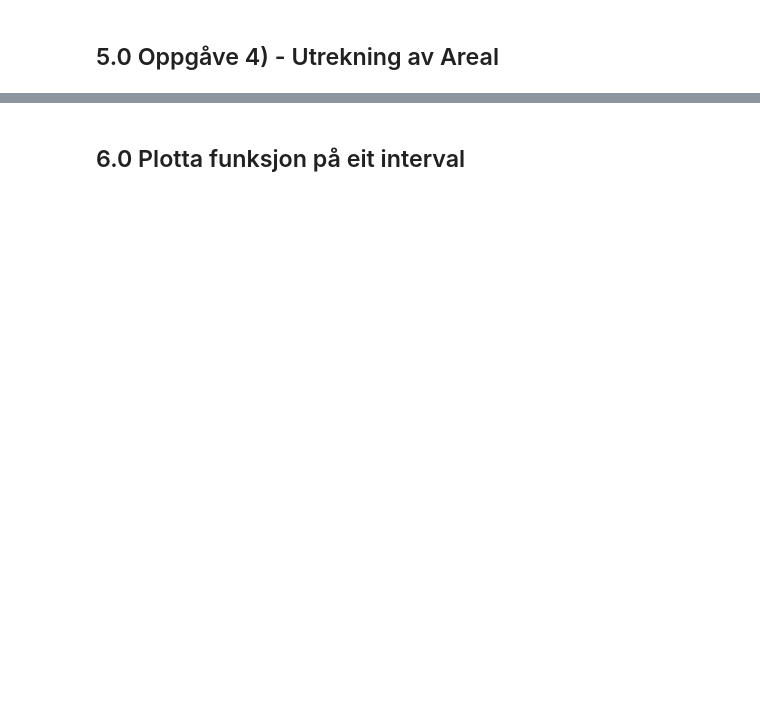
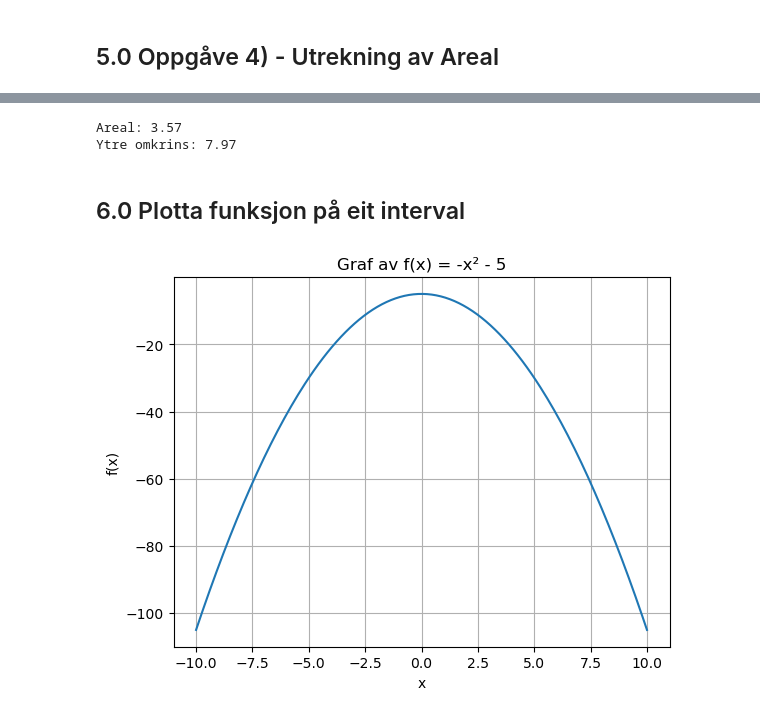
Before and after one commit to JackBayu/PY1010, a Jupyter notebook: Arbeidskrav_2_PY1010.ipynb, the cells around one changed output, grey strips where cells are left out. Cells and saved outputs as stored; diff of their text form; code cells hidden in the pictures; blank space fills up the shorter version.

Commit message:
Ferdigstilt Arbeidskrav 2
- Lagt til ferdig notebook og figurar til Arbeidskrav 2, oppgåve 4, 5 og 6.

- Oppdatert bilete

```diff
--- a/Arbeidskrav_2_PY1010.ipynb
+++ b/Arbeidskrav_2_PY1010.ipynb
@@ -126,5 +178,44 @@ På denne måten utfører programmet både sjølve omrekninga og viser resultate
+# %%
+import math
+
+def figur(a, b):     # Funksjon som reknar ut areal og ytre omkrins til figuren
+    r = a / 2        # Radiusen er halvparten av diameteren a
+
+    areal_halvsirkel = math.pi * r**2 / 2    # Reknar ut arealet til halvsirkelen
+    areal_trekant = a * b / 2                # Reknar ut arealet til den rettvinkla trekanten
+    areal = areal_halvsirkel + areal_trekant # Legg saman areala
+
+    hypotenus = math.sqrt(a**2 + b**2)       # Reknar ut hypotenusen med Pytagoras' setning
+    omkrins = math.pi * r + b + hypotenus    # Reknar ut den ytre omkrinsen til figuren
+
+    return areal, omkrins                    # Returnerer areal og omkrins
+
+areal, omkrins = figur(2, 2)                 # Her blir verdiane 5 og 5 sendte inn som argument til funksjonen figur()
+
+print(f"Areal: {areal:.2f}")
+print(f"Ytre omkrins: {omkrins:.2f}")
+# %% [output]
+Areal: 3.57
+Ytre omkrins: 7.97
 # %% [markdown]
 ## 6.0 Plotta funksjon på eit interval
+# %%
+import numpy as np
+import matplotlib.pyplot as plt
+
+x = np.linspace(-10, 10, 200) # Lager 200 punkt frå -10 til 10
+f = -x**2 - 5                 # Definerer funksjonen
+
+plt.plot(x, f)                      # Teiknar grafen
+
+plt.title("Graf av f(x) = -x² - 5") # Legg til tittel og aksenamn
+plt.xlabel("x")
+plt.ylabel("f(x)")
+
+plt.grid()                          # Viser rutenett
+plt.show()                          # Viser plottet
+# %% [output]
+[figure, added]
 # %% [markdown]
 ## 7.0 Kjelder
 
```
Also changed, not shown: parts of 15 cells of this notebook, 2 other files.
